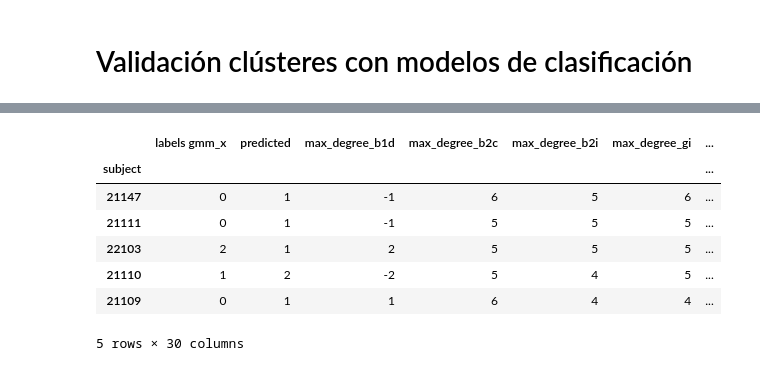
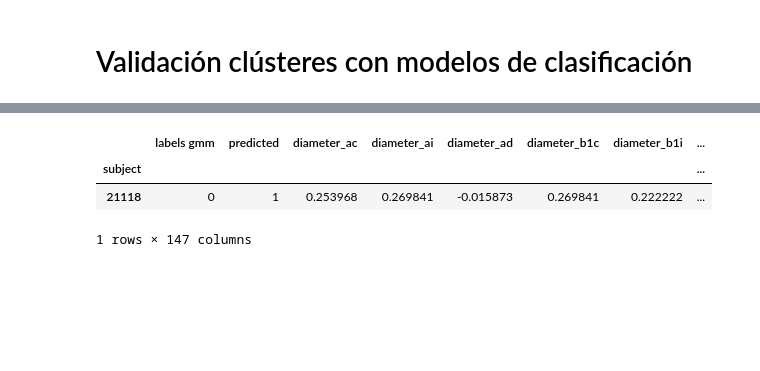
Before and after one commit to jhquiza/EEG_IAT, a Jupyter notebook: Modelos clustering.ipynb, the cells around one changed output, grey strips where cells are left out. Saved outputs shown, nothing was run; the diff lists cells and outputs as text; code cells hidden in the pictures; blank space fills up the shorter version.

```diff
--- a/Modelos clustering.ipynb
+++ b/Modelos clustering.ipynb
@@ -418,0 +363,11 @@ print(pipe.score(X_test, y_test_label))
+# %%
+# Modelo XGBoost sin preprocesar
+params_np_k, scores_np_k, test_score_np_k = modelo_xgboost_np(param_space=param_space)
+
+# Modelo XGBoost con standard scaler y min_max scaler
+preprocessor = ColumnTransformer([('scaler', StandardScaler(), continuas_cols), ('min_max', MinMaxScaler(), discretas_cols)], remainder='passthrough')
+params_sc_k, scores_sc_k, test_score_sc_k = modelo_xgboost_sc(param_space=param_space, preprocessor=preprocessor)
+
+# Modelo XGBoost con power transformer y min_max scaler
+preprocessor = ColumnTransformer([('pt', PowerTransformer(), continuas_cols), ('min_max', MinMaxScaler(), discretas_cols)], remainder='passthrough')
+params_pt_k, scores_pt_k, test_score_pt_k = modelo_xgboost_sc(param_space=param_space, preprocessor=preprocessor)
@@ -418,0 +381,3 @@ print(pipe.score(X_test, y_test_label))
+# %%
+clf_results = pd.DataFrame(data=[[params_np, scores_np.mean(), scores_np.std(), test_score_np],[params_sc, scores_sc.mean(), scores_sc.std(), test_score_sc],[params_pt, scores_pt.mean(), scores_pt.std(), test_score_pt], [params_np_k, scores_np_k.mean(), scores_np_k.std(), test_score_np_k],[params_sc_k, scores_sc_k.mean(), scores_sc_k.std(), test_score_sc_k],[params_pt_k, scores_pt_k.mean(), scores_pt_k.std(), test_score_pt_k]], index=['GMM np', 'GMM sc', 'GMM pt', 'KMeans np', 'KMeans sc', 'KMeans pt'], columns=['best parameters', 'mean cv score', 'sd cv score', 'test score'])
+clf_results
@@ -418,0 +392,5 @@ print(pipe.score(X_test, y_test_label))
+# %%
+# Mejor modelo
+params= clf_results.loc['GMM np']['best parameters']
+y = data_clusters['labels gmm'].copy()
+model, model_fit = ml.mejor_modelo(params=params, X=X, y=y, pre_pipe='np')
@@ -419,8 +401,7 @@ print(pipe.score(X_test, y_test_label))
 # %%
 # Análisis de relevancia
 y_label = LabelEncoder().fit_transform(y)
-model = pipe.fit(X, y_label)
-r = permutation_importance(model, X, y_label,n_repeats=10,random_state=0, scoring='accuracy')
+r = permutation_importance(model_fit, X, y_label,n_repeats=20,random_state=0, scoring='accuracy')
 importancia_atributos = pd.DataFrame(data=[r.importances_mean], columns=X.columns, index=['mean importance']).transpose()
 importancia_atributos.sort_values(by='mean importance', ascending=False)
 # %% [output]
@@ -492,15 +458,15 @@ df_errados
 # %%
+y = data_clusters['labels gmm'].copy()
+# separación datos de prueba
+X_train, X_test, y_train, y_test = train_test_split(X, y, test_size=0.2, random_state=77, stratify=y)
+df_errados = ml.errores(model=model, label='labels gmm', X_train=X_train, y_train=y_train, X_test=X_test, y_test=y_test)
 datos_errados = pd.merge(df_errados, data_clusters, how='inner', left_index=True, right_index=True)
 datos_errados.rename(columns={'labels gmm_x':'labels gmm'}, inplace=True)
 datos_errados = datos_errados.drop(['labels gmm_y'], axis=1)
-datos_errados.head()
+datos_errados
 # %% [output]
-|  | labels gmm_x | predicted | max_degree_b1d | max_degree_b2c | max_degree_b2i | max_degree_gi | ... |
-| subject |  |  |  |  |  |  | ... |
-| 21147 | 0 | 1 | -1 | 6 | 5 | 6 | ... |
-| 21111 | 0 | 1 | -1 | 5 | 5 | 5 | ... |
-| 22103 | 2 | 1 | 2 | 5 | 5 | 5 | ... |
-| 21110 | 1 | 2 | -2 | 5 | 4 | 5 | ... |
-| 21109 | 0 | 1 | 1 | 6 | 4 | 4 | ... |
+|  | labels gmm | predicted | diameter_ac | diameter_ai | diameter_ad | diameter_b1c | diameter_b1i | ... |
+| subject |  |  |  |  |  |  |  | ... |
+| 21118 | 0 | 1 | 0.253968 | 0.269841 | -0.015873 | 0.269841 | 0.222222 | ... |
-5 rows × 30 columns
+1 rows × 147 columns
 # %%
```
Also changed, not shown: parts of 37 cells of this notebook, 2 other files.
